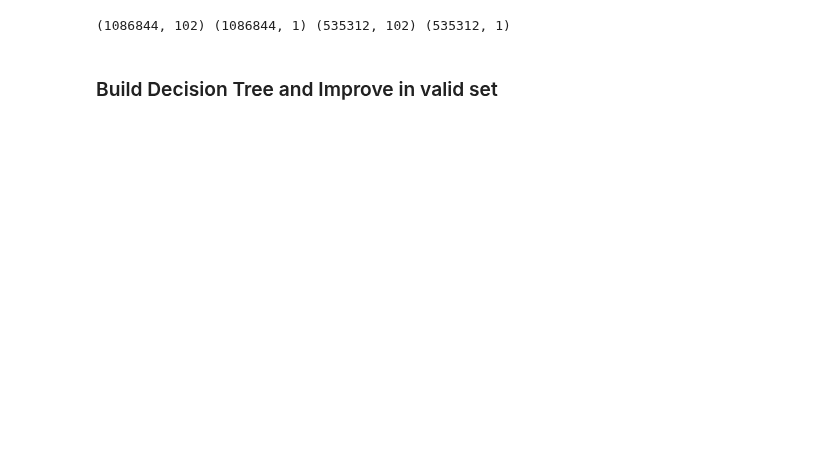
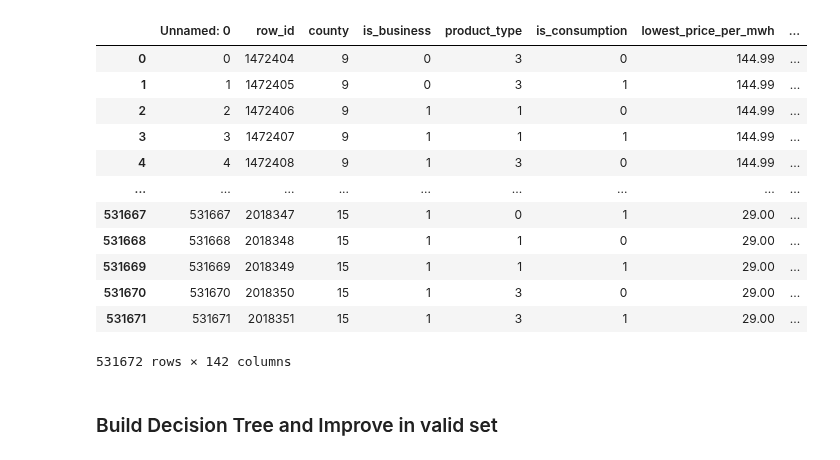
Before and after one commit to dinhtanloc/ads_enfit, a Jupyter notebook: prj2/4.Improve_models/4.Improve_models.ipynb, the cells around one changed output. Cells and saved outputs as stored; diff of their text form; code cells hidden in the pictures; blank space fills up the shorter version.

```diff
--- a/prj2/4.Improve_models/4.Improve_models.ipynb
+++ b/prj2/4.Improve_models/4.Improve_models.ipynb
@@ -27,11 +34,24 @@ y_test=pd.read_csv(f'{save_dir}/y_test.csv', index_col=None)
+# %%
+X_valid
+# %% [output]
+|  | Unnamed: 0 | row_id | county | is_business | product_type | is_consumption | lowest_price_per_mwh | ... |
+| 0 | 0 | 1472404 | 9 | 0 | 3 | 0 | 144.99 | ... |
+| 1 | 1 | 1472405 | 9 | 0 | 3 | 1 | 144.99 | ... |
+| 2 | 2 | 1472406 | 9 | 1 | 1 | 0 | 144.99 | ... |
+| 3 | 3 | 1472407 | 9 | 1 | 1 | 1 | 144.99 | ... |
+| 4 | 4 | 1472408 | 9 | 1 | 3 | 0 | 144.99 | ... |
+| ... | ... | ... | ... | ... | ... | ... | ... | ... |
+| 531667 | 531667 | 2018347 | 15 | 1 | 0 | 1 | 29.00 | ... |
+| 531668 | 531668 | 2018348 | 15 | 1 | 1 | 0 | 29.00 | ... |
+| 531669 | 531669 | 2018349 | 15 | 1 | 1 | 1 | 29.00 | ... |
+| 531670 | 531670 | 2018350 | 15 | 1 | 3 | 0 | 29.00 | ... |
+| 531671 | 531671 | 2018351 | 15 | 1 | 3 | 1 | 29.00 | ... |
+531672 rows × 142 columns
 # %%
 X_train.drop(columns=['Unnamed: 0'], inplace=True)
 X_valid.drop(columns=['Unnamed: 0'], inplace=True)
 y_train.drop(columns=['Unnamed: 0'], inplace=True)
 y_valid.drop(columns=['Unnamed: 0'], inplace=True)
-X_valid.drop(columns=['Unnamed: 0'], inplace=True)
-X_test.drop(columns=['Unnamed: 0'], inplace=True)
-y_test.drop(columns=['Unnamed: 0'], inplace=True)
-print(X_train.shape, y_train.shape, X_valid.shape, y_valid.shape, X_test.shape, y_test.shape)
+# X_test.drop(columns=['Unnamed: 0'], inplace=True)
+# y_test.drop(columns=['Unnamed: 0'], inplace=True)
+# print(X_train.shape, y_train.shape, X_valid.shape, y_valid.shape, X_test.shape, y_test.shape)
-# %% [output]
-(1086844, 102) (1086844, 1) (535312, 102) (535312, 1)
```
Also changed, not shown: parts of 20 cells of this notebook, 7 other files.
